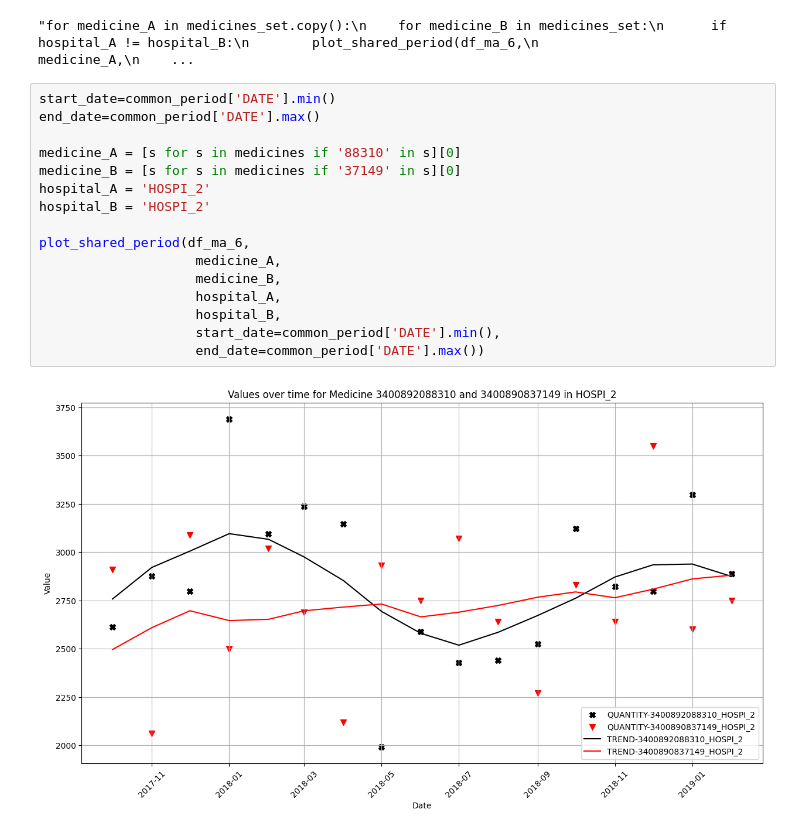
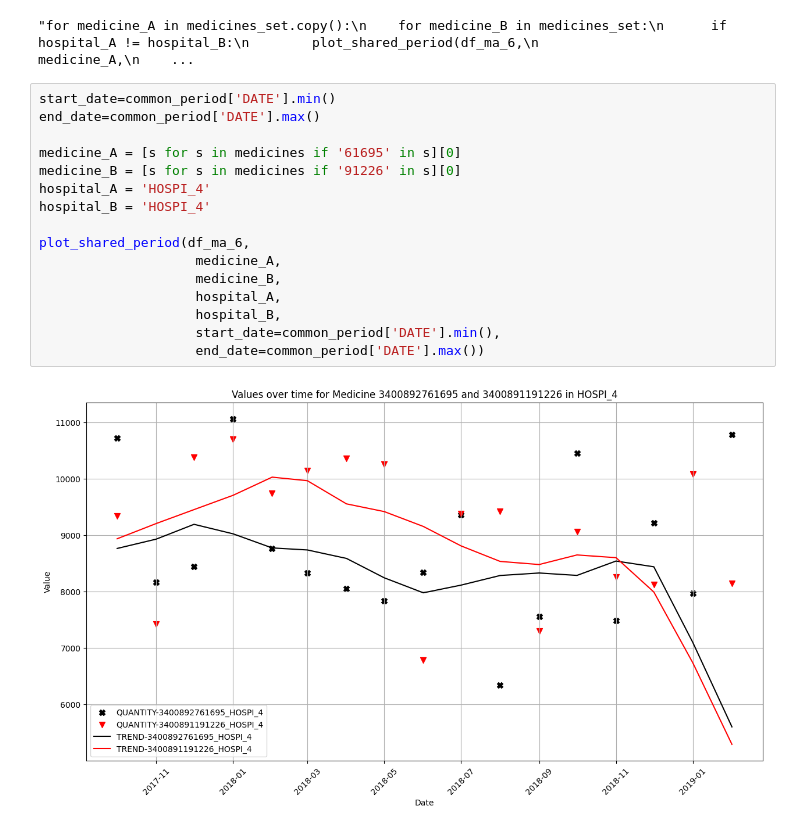
Before and after one commit to douglasmmachado/MedicineConsumption, a Jupyter notebook: notebooks/causal_method/unified_approach/tests.ipynb, the cells around one changed output. Cells and saved outputs as stored; diff of their text form.

```diff
--- a/notebooks/causal_method/unified_approach/tests.ipynb
+++ b/notebooks/causal_method/unified_approach/tests.ipynb
@@ -601,21 +601,21 @@ hospital_B = 'HOSPI_1'
 # %%
 start_date=common_period['DATE'].min()
 end_date=common_period['DATE'].max()
 
-medicine_A = [s for s in medicines if '88310' in s][0]
-medicine_B = [s for s in medicines if '37149' in s][0]
-hospital_A = 'HOSPI_2'
-hospital_B = 'HOSPI_2'
+medicine_A = [s for s in medicines if '61695' in s][0]
+medicine_B = [s for s in medicines if '91226' in s][0]
+hospital_A = 'HOSPI_4'
+hospital_B = 'HOSPI_4'
 
 plot_shared_period(df_ma_6,
                     medicine_A,
                     medicine_B,
                     hospital_A,
                     hospital_B,
                     start_date=common_period['DATE'].min(),
                     end_date=common_period['DATE'].max())
 # %% [output]
-[figure, old version]
+[figure, new version]
 # %%
 medicines_set = set(medicines)
 
```
Also changed, not shown: parts of 9 cells of this notebook.
